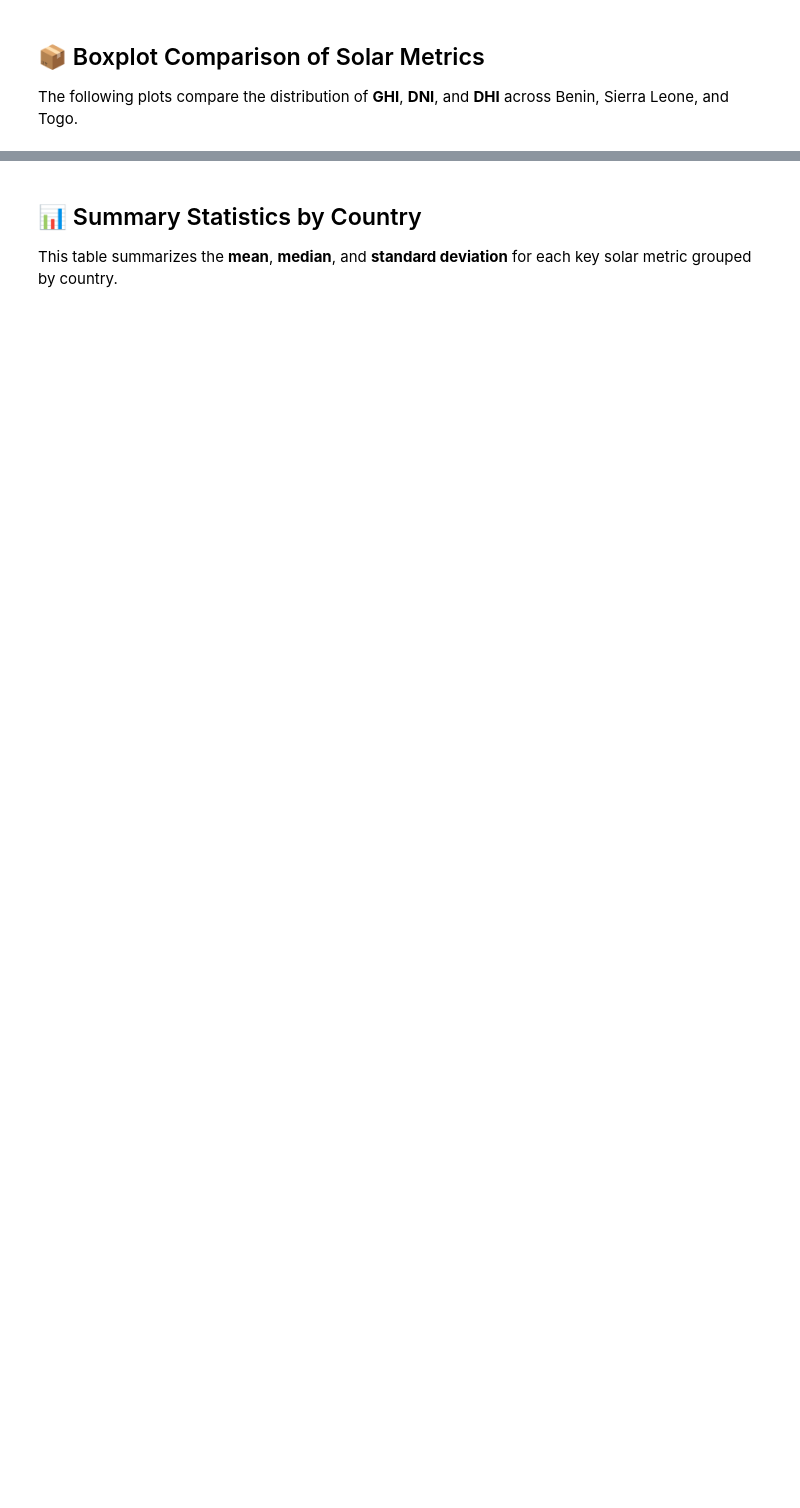
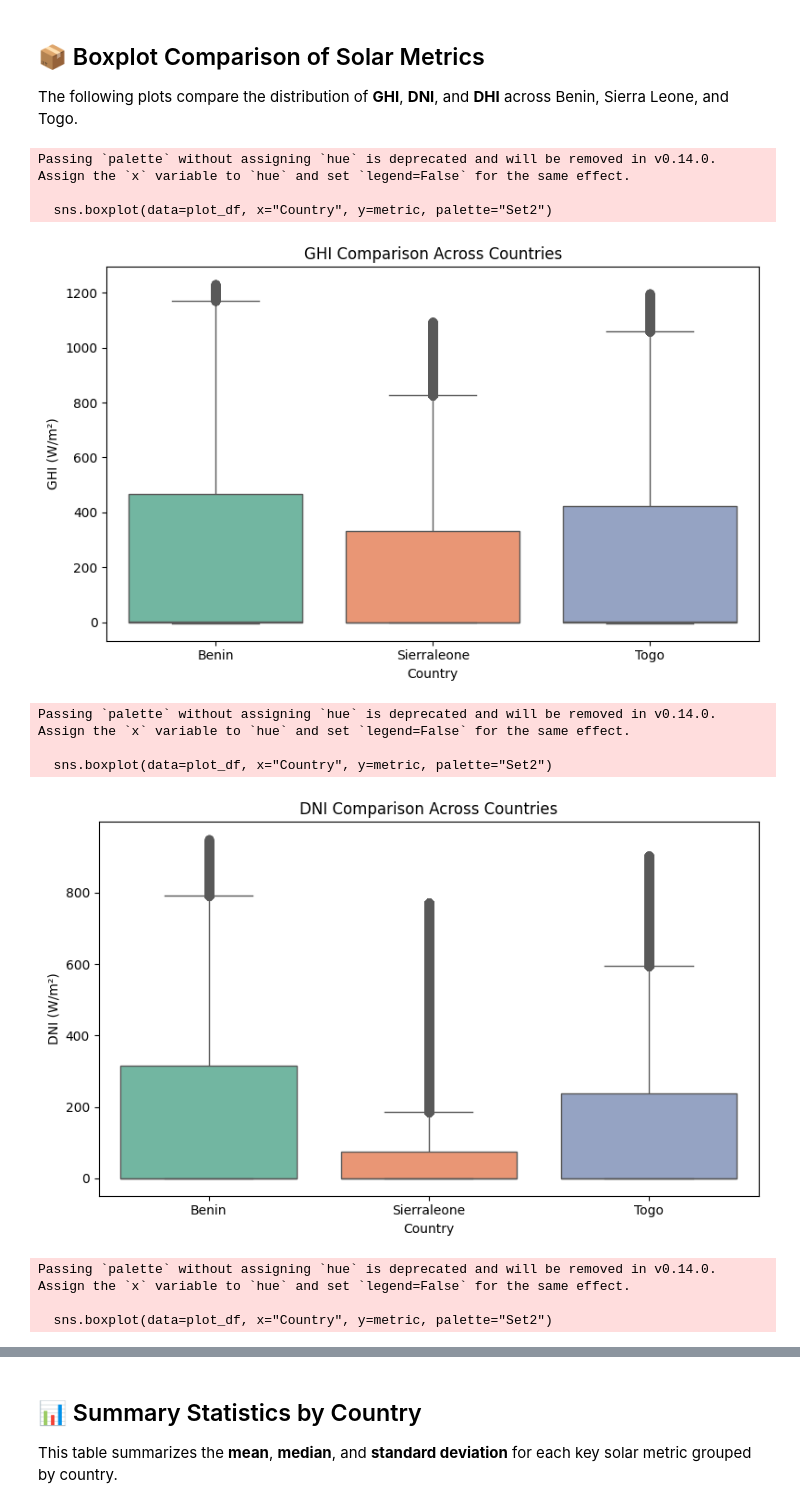
Before and after one commit to Natty4/solar-challenge-week1, a Jupyter notebook: notebooks/compare_countries.ipynb, the cells around one changed output, grey strips where cells are left out. Drawn from its saved outputs; the diff is of its cells as text; code cells hidden in the pictures; blank space fills up the shorter version.

Commit message:
feat: add modular structure (oop) on uitils and comparison utils ComparisonManager class for data analysis and visualization

```diff
--- a/notebooks/compare_countries.ipynb
+++ b/notebooks/compare_countries.ipynb
@@ -1,12 +1,11 @@
 # %% [markdown]
 ##  1: Imports and Setup
 # %%
+import sys, pathlib
 import pandas as pd
 import matplotlib.pyplot as plt
 import seaborn as sns
-from scipy.stats import f_oneway, kruskal
+sys.path.append(str(pathlib.Path.cwd().parent / 'src'))
 
-# Plot settings
-sns.set(style="whitegrid")
-plt.rcParams["figure.figsize"] = (10, 6)
+from comparison_utils import ComparisonManager
 # %% [markdown]
@@ -18,27 +13,25 @@ We load cleaned solar datasets for Benin, Sierra Leone, and Togo. A `Country` co
 # %%
-# Load cleaned CSVs
-benin = pd.read_csv("../data/benin_clean.csv")
-benin["Country"] = "Benin"
+# Initialize manager
+cm = ComparisonManager(data_dir="../data/")
 
-sierraleone = pd.read_csv("../data/sierraleone_clean.csv")
-sierraleone["Country"] = "Sierra Leone"
-
-togo = pd.read_csv("../data/togo_clean.csv")
-togo["Country"] = "Togo"
-
-# Concatenate into a single DataFrame
-df_all = pd.concat([benin, sierraleone, togo], ignore_index=True)
-df_all.head()
+# Load data
+cm.load_data()
 # %% [markdown]
 ## 📦 Boxplot Comparison of Solar Metrics
 
 The following plots compare the distribution of **GHI**, **DNI**, and **DHI** across Benin, Sierra Leone, and Togo.
 # %%
-for metric in ["GHI", "DNI", "DHI"]:
-    plt.figure()
-    sns.boxplot(data=df_all, x="Country", y=metric, palette="Set2")
-    plt.title(f"{metric} Distribution by Country")
-    plt.ylabel(f"{metric} (W/m²)")
-    plt.xlabel("Country")
-    plt.tight_layout()
-    plt.show()
+# Boxplots for each metric
+cm.plot_metric_boxplots()
+# %% [output]
+Passing `palette` without assigning `hue` is deprecated and will be removed in v0.14.0. Assign the `x` variable to `hue` and set `legend=False` for the same effect.
+
+  sns.boxplot(data=plot_df, x="Country", y=metric, palette="Set2")
+[figure, added]
+Passing `palette` without assigning `hue` is deprecated and will be removed in v0.14.0. Assign the `x` variable to `hue` and set `legend=False` for the same effect.
+
+  sns.boxplot(data=plot_df, x="Country", y=metric, palette="Set2")
+[figure, added]
+Passing `palette` without assigning `hue` is deprecated and will be removed in v0.14.0. Assign the `x` variable to `hue` and set `legend=False` for the same effect.
+
+  sns.boxplot(data=plot_df, x="Country", y=metric, palette="Set2")
```
Also changed, not shown: parts of 6 cells of this notebook, 4 other files.
